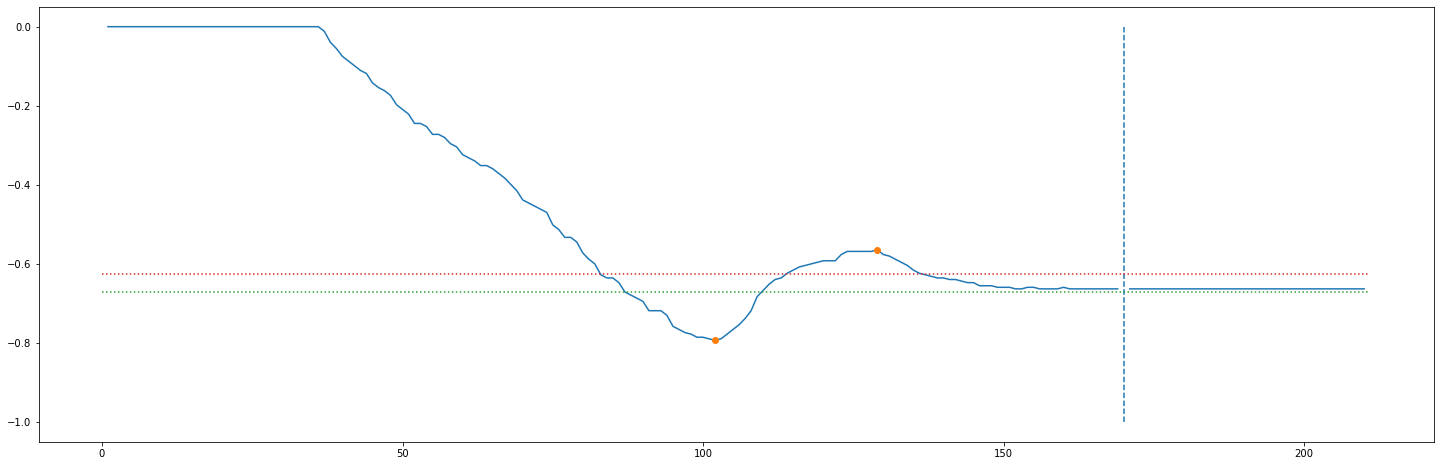
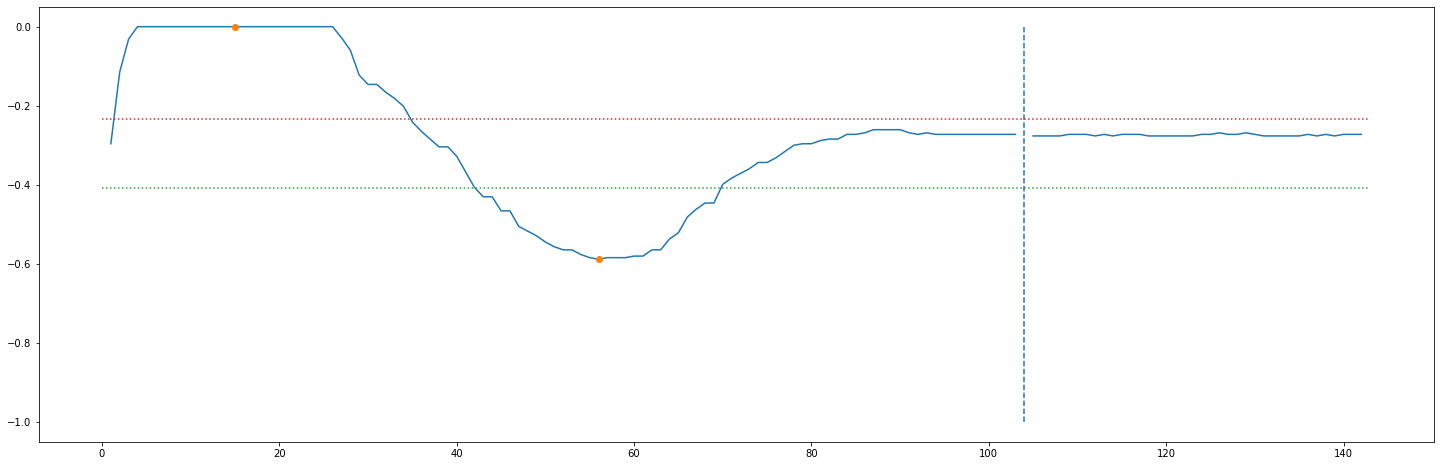
The notebook cell's code change between the first figure and the second:
--- before
+++ after
@@ -1,8 +1,8 @@
 df_cleaned = pd.read_csv(rf'{export}cleanedStudy_interactionOnly.csv', sep=";")
 
-proband = 15
-task = 4
-block = 2
-trial = 0
+proband = 24
+task = 18
+block = 3
+trial = 3
 
 exp_data = df_cleaned[(df_cleaned["Proband"] == proband) & (df_cleaned["Task"] == task) & (df_cleaned["Block"] == block) & (df_cleaned["Trial"] == trial)].reset_index(drop=True)
@@ -34,3 +34,6 @@
 ax.plot(maxy, linestyle=":")
 
+plt.savefig(rf'{export_interactions}singleInteraction_p{proband}_{block}_{task}_{trial}.png')
+plt.savefig(rf'{export_interactions}singleInteraction_p{proband}_{block}_{task}_{trial}.svg')
+
 plt.show()

Commit: feature: fixed trial repeat issue feature: moved plots to another subdirectory feature: added single plots